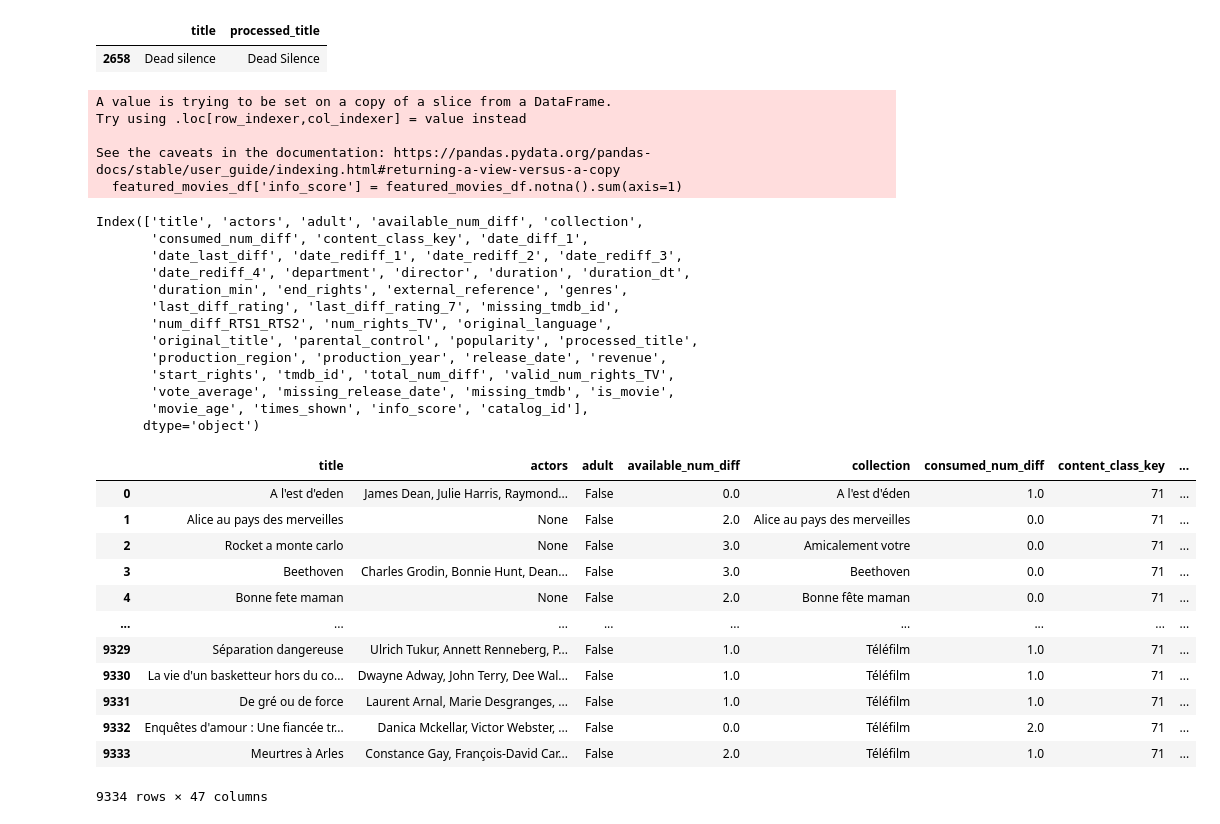
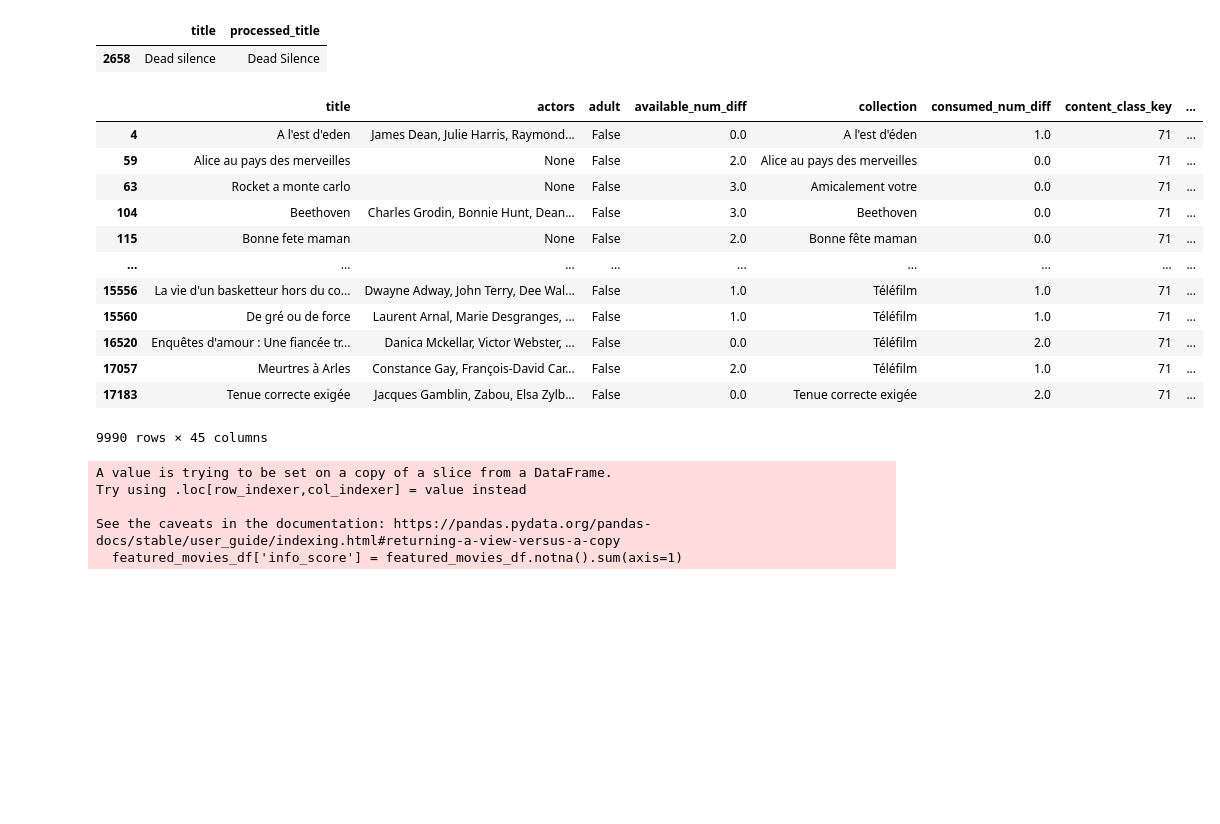
Before and after one commit to charlielopez123/film-recommender, a Jupyter notebook: notebooks/catalog_df.ipynb, the cells around one changed output. Cells and saved outputs as stored; diff of their text form; code cells hidden in the pictures; blank space fills up the shorter version.

```diff
--- a/notebooks/catalog_df.ipynb
+++ b/notebooks/catalog_df.ipynb
@@ -197,6 +197,22 @@ featured_movies_df[featured_movies_df['tmdb_id'] == 14001.0][['title', 'processe
 # %% [output]
 |  | title | processed_title |
 | 2658 | Dead silence | Dead Silence |
+# %%
+featured_movies_df
+# %% [output]
+|  | title | actors | adult | available_num_diff | collection | consumed_num_diff | content_class_key | ... |
+| 4 | A l'est d'eden | James Dean, Julie Harris, Raymond... | False | 0.0 | A l'est d'éden | 1.0 | 71 | ... |
+| 59 | Alice au pays des merveilles | None | False | 2.0 | Alice au pays des merveilles | 0.0 | 71 | ... |
+| 63 | Rocket a monte carlo | None | False | 3.0 | Amicalement votre | 0.0 | 71 | ... |
+| 104 | Beethoven | Charles Grodin, Bonnie Hunt, Dean... | False | 3.0 | Beethoven | 0.0 | 71 | ... |
+| 115 | Bonne fete maman | None | False | 2.0 | Bonne fête maman | 0.0 | 71 | ... |
+| ... | ... | ... | ... | ... | ... | ... | ... | ... |
+| 15556 | La vie d'un basketteur hors du co... | Dwayne Adway, John Terry, Dee Wal... | False | 1.0 | Téléfilm | 1.0 | 71 | ... |
+| 15560 | De gré ou de force | Laurent Arnal, Marie Desgranges, ... | False | 1.0 | Téléfilm | 1.0 | 71 | ... |
+| 16520 | Enquêtes d'amour : Une fiancée tr... | Danica Mckellar, Victor Webster, ... | False | 0.0 | Téléfilm | 2.0 | 71 | ... |
+| 17057 | Meurtres à Arles | Constance Gay, François-David Car... | False | 2.0 | Téléfilm | 1.0 | 71 | ... |
+| 17183 | Tenue correcte exigée | Jacques Gamblin, Zabou, Elsa Zylb... | False | 0.0 | Tenue correcte exigée | 2.0 | 71 | ... |
+9990 rows × 45 columns
 # %%
 from constants import BASE_CUSTOM_ID
 catalog_df = featured_movies_df.drop_duplicates(subset=['processed_title'], keep='first').copy()
@@ -239,35 +255,3 @@ Try using .loc[row_indexer,col_indexer] = value instead
 
 See the caveats in the documentation: https://pandas.pydata.org/pandas-docs/stable/user_guide/indexing.html#returning-a-view-versus-a-copy
   featured_movies_df['info_score'] = featured_movies_df.notna().sum(axis=1)
-# %%
-catalog_df.columns
-# %% [output]
-Index(['title', 'actors', 'adult', 'available_num_diff', 'collection',
-       'consumed_num_diff', 'content_class_key', 'date_diff_1',
-       'date_last_diff', 'date_rediff_1', 'date_rediff_2', 'date_rediff_3',
-       'date_rediff_4', 'department', 'director', 'duration', 'duration_dt',
-       'duration_min', 'end_rights', 'external_reference', 'genres',
-       'last_diff_rating', 'last_diff_rating_7', 'missing_tmdb_id',
-       'num_diff_RTS1_RTS2', 'num_rights_TV', 'original_language',
-       'original_title', 'parental_control', 'popularity', 'processed_title',
-       'production_region', 'production_year', 'release_date', 'revenue',
-       'start_rights', 'tmdb_id', 'total_num_diff', 'valid_num_rights_TV',
-       'vote_average', 'missing_release_date', 'missing_tmdb', 'is_movie',
-       'movie_age', 'times_shown', 'info_score', 'catalog_id'],
-      dtype='object')
-# %%
-catalog_df
-# %% [output]
-|  | title | actors | adult | available_num_diff | collection | consumed_num_diff | content_class_key | ... |
-| 0 | A l'est d'eden | James Dean, Julie Harris, Raymond... | False | 0.0 | A l'est d'éden | 1.0 | 71 | ... |
-| 1 | Alice au pays des merveilles | None | False | 2.0 | Alice au pays des merveilles | 0.0 | 71 | ... |
-| 2 | Rocket a monte carlo | None | False | 3.0 | Amicalement votre | 0.0 | 71 | ... |
-| 3 | Beethoven | Charles Grodin, Bonnie Hunt, Dean... | False | 3.0 | Beethoven | 0.0 | 71 | ... |
-| 4 | Bonne fete maman | None | False | 2.0 | Bonne fête maman | 0.0 | 71 | ... |
-| ... | ... | ... | ... | ... | ... | ... | ... | ... |
-| 9329 | Séparation dangereuse | Ulrich Tukur, Annett Renneberg, P... | False | 1.0 | Téléfilm | 1.0 | 71 | ... |
-| 9330 | La vie d'un basketteur hors du co... | Dwayne Adway, John Terry, Dee Wal... | False | 1.0 | Téléfilm | 1.0 | 71 | ... |
-| 9331 | De gré ou de force | Laurent Arnal, Marie Desgranges, ... | False | 1.0 | Téléfilm | 1.0 | 71 | ... |
-| 9332 | Enquêtes d'amour : Une fiancée tr... | Danica Mckellar, Victor Webster, ... | False | 0.0 | Téléfilm | 2.0 | 71 | ... |
-| 9333 | Meurtres à Arles | Constance Gay, François-David Car... | False | 2.0 | Téléfilm | 1.0 | 71 | ... |
-9334 rows × 47 columns
```
Also changed, not shown: parts of 6 cells of this notebook, 11 other files.
